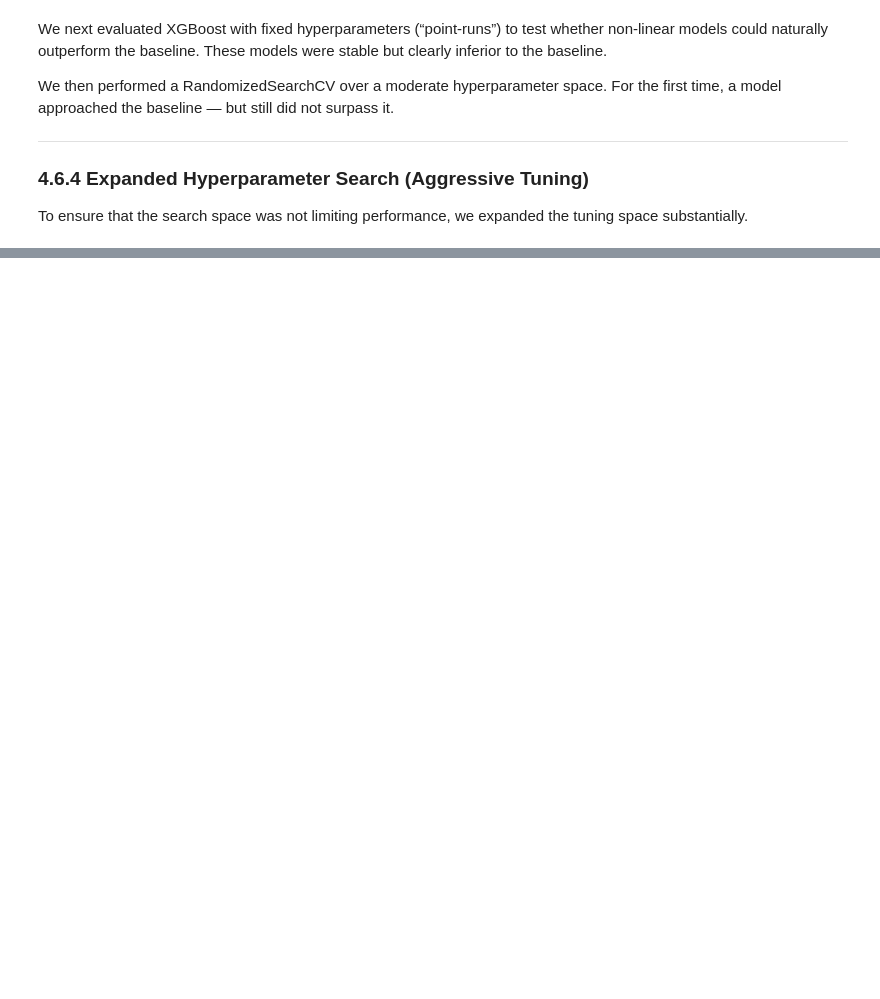
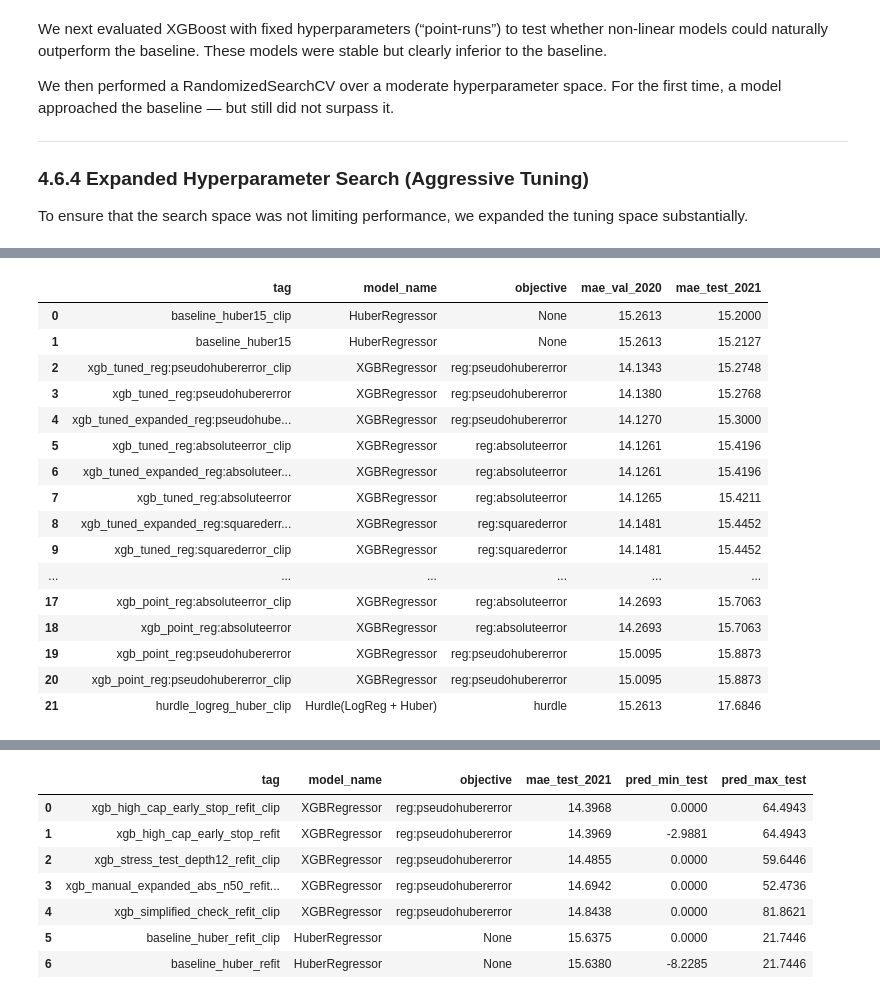
Before and after one commit to Daniel-ASG/PopForecast, a Jupyter notebook: notebooks/04_modeling_robustness.ipynb, the cells around one changed output, grey strips where cells are left out. Cells and saved outputs as stored; diff of their text form; code cells hidden in the pictures; blank space fills up the shorter version.

```diff
--- a/notebooks/04_modeling_robustness.ipynb
+++ b/notebooks/04_modeling_robustness.ipynb
@@ -2396,2 +1648,9 @@ df_results = df_results.sort_values("mae_test_2021").reset_index(drop=True)
+# %%
+df_final_results = (
+    pd.concat([df_final_results, df_xgb_tuned_expanded], ignore_index=True)
+      .drop_duplicates(subset=["tag"], keep="last")
+      .reset_index(drop=True)
+)
+df_final_results = df_final_results.drop(columns=["best_params_ref"])
 # %% [markdown]
 ---
@@ -2932,0 +1794,14 @@ df_results.to_json()
+# %%
+fair_baseline_tag = "baseline_huber_refit_clip"
+
+if fair_baseline_tag not in df_final_results["tag"].values:
+    fair_baseline_row = {
+        "model_name": "HuberRegressor",
+        "objective": "None",
+        "tag": fair_baseline_tag,
+        "mae_val_2020": np.nan,
+        "mae_test_2021": current_baseline_mae, # The 15.6375 target we found!
+        "pred_min_test": float(preds_huber_refit_clipped.min()),
+        "pred_max_test": float(preds_huber_refit_clipped.max())
+    }
+    df_final_results = pd.concat([df_final_results, pd.DataFrame([fair_baseline_row])], ignore_index=True)
@@ -2932,0 +2162,20 @@ df_results.to_json()
+# %%
+# --- Section 5.1: Separating the Leaderboards ---
+
+print(f"[{time.strftime('%H:%M:%S')}] 🏆 LEADERBOARD PHASE 1: Architecture Selection (Trained <= 2019)")
+# Filter models that HAVE validation metrics (Trained until 2019)
+df_phase1 = df_final_results[df_final_results['mae_val_2020'].notna()].copy()
+df_phase1 = df_phase1.sort_values(by="mae_test_2021", ascending=True).reset_index(drop=True)
+
+# Display the formatted table (optional: hiding columns that are less important for viewing)
+display_lib.display(df_phase1[['tag', 'model_name', 'objective', 'mae_val_2020', 'mae_test_2021']])
+
+
+print(f"\n[{time.strftime('%H:%M:%S')}] 🚀 LEADERBOARD PHASE 2: Stress Test & Drift Defense (Refit with 2020)")
+# Filter models that do NOT have validation metrics (Trained until 2020)
+df_phase2 = df_final_results[df_final_results['mae_val_2020'].isna()].copy()
+df_phase2 = df_phase2.sort_values(by="mae_test_2021", ascending=True).reset_index(drop=True)
+
+# Display the table (removing the mae_val_2020 column because it is all NaN at this stage)
+display_lib.display(df_phase2[['tag', 'model_name', 'objective', 'mae_test_2021', 'pred_min_test', 'pred_max_test']])
+# %% [output]
@@ -2932,0 +2183,17 @@ df_results.to_json()
+|  | tag | model_name | objective | mae_val_2020 | mae_test_2021 |
+| 0 | baseline_huber15_clip | HuberRegressor | None | 15.2613 | 15.2000 |
+| 1 | baseline_huber15 | HuberRegressor | None | 15.2613 | 15.2127 |
+| 2 | xgb_tuned_reg:pseudohubererror_clip | XGBRegressor | reg:pseudohubererror | 14.1343 | 15.2748 |
+| 3 | xgb_tuned_reg:pseudohubererror | XGBRegressor | reg:pseudohubererror | 14.1380 | 15.2768 |
+| 4 | xgb_tuned_expanded_reg:pseudohube... | XGBRegressor | reg:pseudohubererror | 14.1270 | 15.3000 |
+| 5 | xgb_tuned_reg:absoluteerror_clip | XGBRegressor | reg:absoluteerror | 14.1261 | 15.4196 |
+| 6 | xgb_tuned_expanded_reg:absoluteer... | XGBRegressor | reg:absoluteerror | 14.1261 | 15.4196 |
+| 7 | xgb_tuned_reg:absoluteerror | XGBRegressor | reg:absoluteerror | 14.1265 | 15.4211 |
+| 8 | xgb_tuned_expanded_reg:squarederr... | XGBRegressor | reg:squarederror | 14.1481 | 15.4452 |
+| 9 | xgb_tuned_reg:squarederror_clip | XGBRegressor | reg:squarederror | 14.1481 | 15.4452 |
+| ... | ... | ... | ... | ... | ... |
+| 17 | xgb_point_reg:absoluteerror_clip | XGBRegressor | reg:absoluteerror | 14.2693 | 15.7063 |
+| 18 | xgb_point_reg:absoluteerror | XGBRegressor | reg:absoluteerror | 14.2693 | 15.7063 |
+| 19 | xgb_point_reg:pseudohubererror | XGBRegressor | reg:pseudohubererror | 15.0095 | 15.8873 |
+| 20 | xgb_point_reg:pseudohubererror_clip | XGBRegressor | reg:pseudohubererror | 15.0095 | 15.8873 |
+| 21 | hurdle_logreg_huber_clip | Hurdle(LogReg + Huber) | hurdle | 15.2613 | 17.6846 |
@@ -2932,0 +2201,8 @@ df_results.to_json()
+|  | tag | model_name | objective | mae_test_2021 | pred_min_test | pred_max_test |
+| 0 | xgb_high_cap_early_stop_refit_clip | XGBRegressor | reg:pseudohubererror | 14.3968 | 0.0000 | 64.4943 |
+| 1 | xgb_high_cap_early_stop_refit | XGBRegressor | reg:pseudohubererror | 14.3969 | -2.9881 | 64.4943 |
+| 2 | xgb_stress_test_depth12_refit_clip | XGBRegressor | reg:pseudohubererror | 14.4855 | 0.0000 | 59.6446 |
+| 3 | xgb_manual_expanded_abs_n50_refit... | XGBRegressor | reg:pseudohubererror | 14.6942 | 0.0000 | 52.4736 |
+| 4 | xgb_simplified_check_refit_clip | XGBRegressor | reg:pseudohubererror | 14.8438 | 0.0000 | 81.8621 |
+| 5 | baseline_huber_refit_clip | HuberRegressor | None | 15.6375 | 0.0000 | 21.7446 |
+| 6 | baseline_huber_refit | HuberRegressor | None | 15.6380 | -8.2285 | 21.7446 |
```
Also changed, not shown: parts of 82 cells of this notebook.
